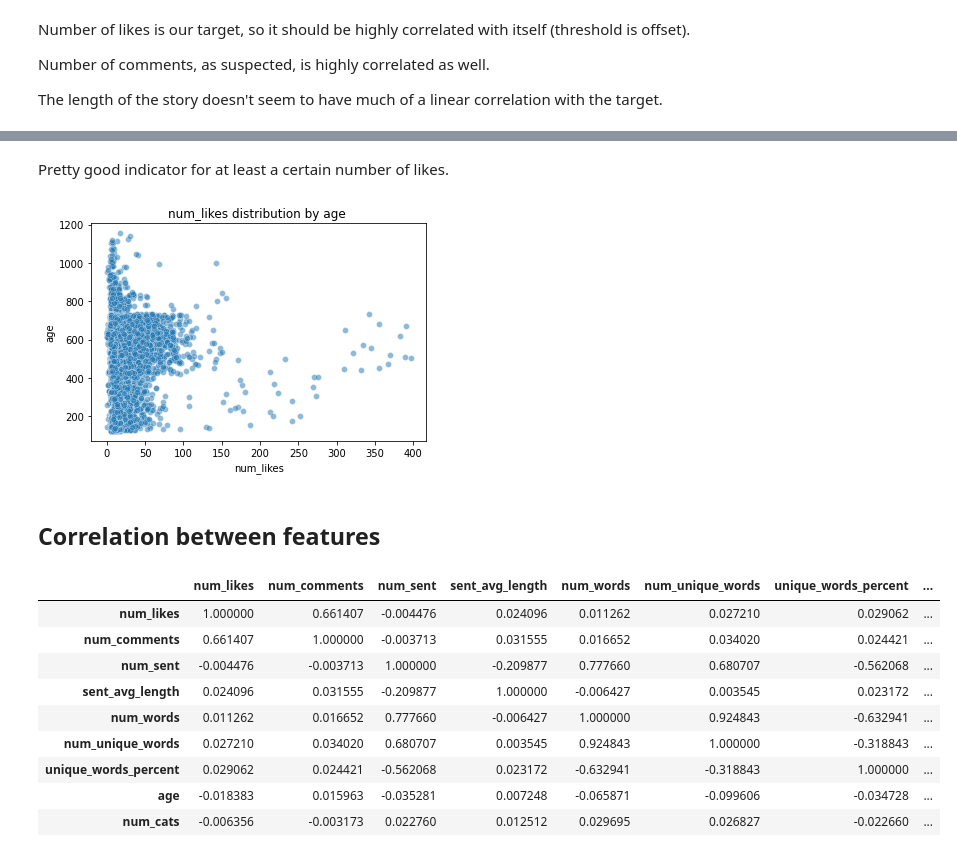
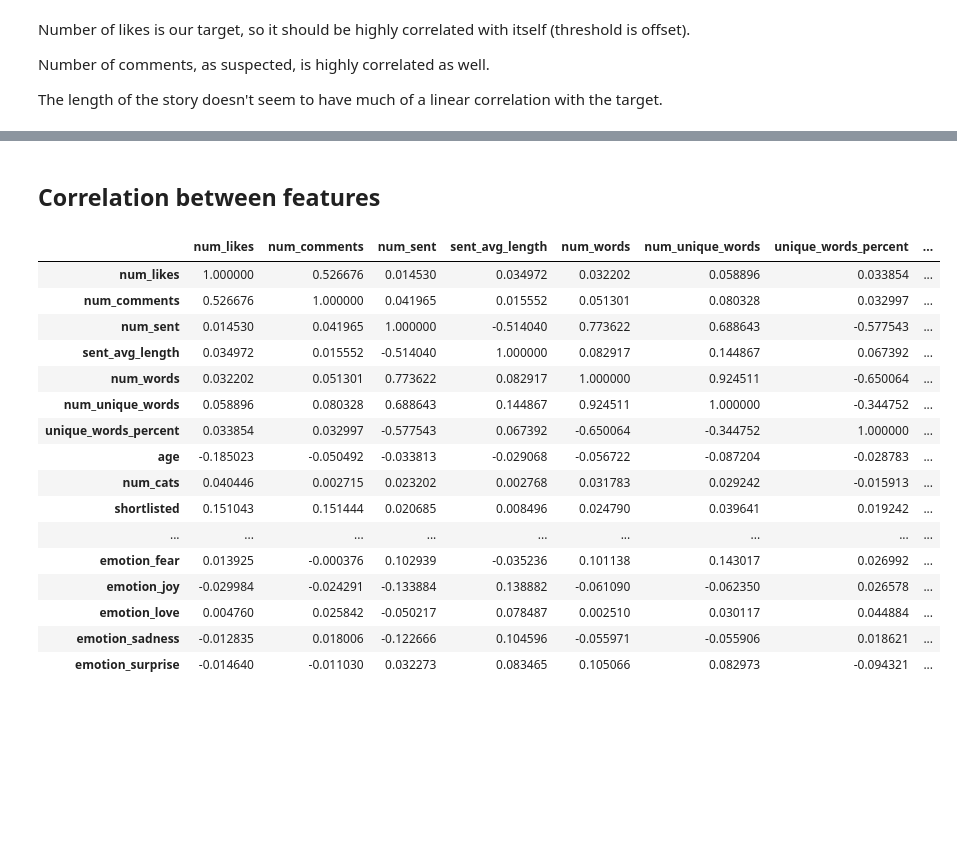
Before and after one commit to batyaamericus/OncUponTim, a Jupyter notebook: EDA.ipynb, the cells around one changed output, grey strips where cells are left out. Cells and saved outputs as stored; diff of their text form; code cells hidden in the pictures; blank space fills up the shorter version.

```diff
--- a/EDA.ipynb
+++ b/EDA.ipynb
@@ -73,6 +79,10 @@ memory usage: 10.3+ MB
 # %%
-numerical = ['num_likes', 'num_comments', 'num_sent', 'sent_avg_length', 'num_words', 'num_unique_words',
-             'unique_words_percent', 'age', 'num_cats']
+numerical = ['num_likes', 'num_comments', 'num_sent', 'sent_avg_length', 'num_words',
+             'num_unique_words', 'unique_words_percent', 'age', 'num_cats',
+             'shortlisted', 'sentiment_POSITIVE_no_prepro',
+             'sentiment_NEGATIVE_no_prepro', 'sentiment_hf_text',
+             'emotion_anger', 'emotion_fear', 'emotion_joy', 'emotion_love',
+             'emotion_sadness', 'emotion_surprise', ]
 # %%
 df[numerical].describe()
 # %% [output]
@@ -194,29 +255,28 @@ plt.title(target + f' distribution by {var_to_plot} ');
-# %% [markdown]
-Pretty good indicator for at least a certain number of likes.
-# %%
-var_to_plot = 'age'
-sns.scatterplot(y = var_to_plot, x = target, data = df[df.num_likes<threshold], alpha = 0.5);
-plt.title(target + f' distribution by {var_to_plot} ');
-# %% [output]
-[figure, removed]
 # %% [markdown]
 ## Correlation between features
 # %%
 def color_map(val):
     color = 'red' if float(val) < -0.4 else 'green' if float(val) > 0.2  else 'black'
     return 'color: %s' % color
 
-corr = df[numerical].corr()
+corr = df[numerical].corr(method='spearman')
 df_styled = corr.style.applymap(color_map)
 df_styled
 # %% [output]
 |  | num_likes | num_comments | num_sent | sent_avg_length | num_words | num_unique_words | unique_words_percent | ... |
-| num_likes | 1.000000 | 0.661407 | -0.004476 | 0.024096 | 0.011262 | 0.027210 | 0.029062 | ... |
-| num_comments | 0.661407 | 1.000000 | -0.003713 | 0.031555 | 0.016652 | 0.034020 | 0.024421 | ... |
-| num_sent | -0.004476 | -0.003713 | 1.000000 | -0.209877 | 0.777660 | 0.680707 | -0.562068 | ... |
-| sent_avg_length | 0.024096 | 0.031555 | -0.209877 | 1.000000 | -0.006427 | 0.003545 | 0.023172 | ... |
-| num_words | 0.011262 | 0.016652 | 0.777660 | -0.006427 | 1.000000 | 0.924843 | -0.632941 | ... |
-| num_unique_words | 0.027210 | 0.034020 | 0.680707 | 0.003545 | 0.924843 | 1.000000 | -0.318843 | ... |
-| unique_words_percent | 0.029062 | 0.024421 | -0.562068 | 0.023172 | -0.632941 | -0.318843 | 1.000000 | ... |
-| age | -0.018383 | 0.015963 | -0.035281 | 0.007248 | -0.065871 | -0.099606 | -0.034728 | ... |
-| num_cats | -0.006356 | -0.003173 | 0.022760 | 0.012512 | 0.029695 | 0.026827 | -0.022660 | ... |
+| num_likes | 1.000000 | 0.526676 | 0.014530 | 0.034972 | 0.032202 | 0.058896 | 0.033854 | ... |
+| num_comments | 0.526676 | 1.000000 | 0.041965 | 0.015552 | 0.051301 | 0.080328 | 0.032997 | ... |
+| num_sent | 0.014530 | 0.041965 | 1.000000 | -0.514040 | 0.773622 | 0.688643 | -0.577543 | ... |
+| sent_avg_length | 0.034972 | 0.015552 | -0.514040 | 1.000000 | 0.082917 | 0.144867 | 0.067392 | ... |
+| num_words | 0.032202 | 0.051301 | 0.773622 | 0.082917 | 1.000000 | 0.924511 | -0.650064 | ... |
+| num_unique_words | 0.058896 | 0.080328 | 0.688643 | 0.144867 | 0.924511 | 1.000000 | -0.344752 | ... |
+| unique_words_percent | 0.033854 | 0.032997 | -0.577543 | 0.067392 | -0.650064 | -0.344752 | 1.000000 | ... |
+| age | -0.185023 | -0.050492 | -0.033813 | -0.029068 | -0.056722 | -0.087204 | -0.028783 | ... |
+| num_cats | 0.040446 | 0.002715 | 0.023202 | 0.002768 | 0.031783 | 0.029242 | -0.015913 | ... |
+| shortlisted | 0.151043 | 0.151444 | 0.020685 | 0.008496 | 0.024790 | 0.039641 | 0.019242 | ... |
+| ... | ... | ... | ... | ... | ... | ... | ... | ... |
+| emotion_fear | 0.013925 | -0.000376 | 0.102939 | -0.035236 | 0.101138 | 0.143017 | 0.026992 | ... |
+| emotion_joy | -0.029984 | -0.024291 | -0.133884 | 0.138882 | -0.061090 | -0.062350 | 0.026578 | ... |
+| emotion_love | 0.004760 | 0.025842 | -0.050217 | 0.078487 | 0.002510 | 0.030117 | 0.044884 | ... |
+| emotion_sadness | -0.012835 | 0.018006 | -0.122666 | 0.104596 | -0.055971 | -0.055906 | 0.018621 | ... |
+| emotion_surprise | -0.014640 | -0.011030 | 0.032273 | 0.083465 | 0.105066 | 0.082973 | -0.094321 | ... |
```
Also changed, not shown: parts of 13 cells of this notebook.
